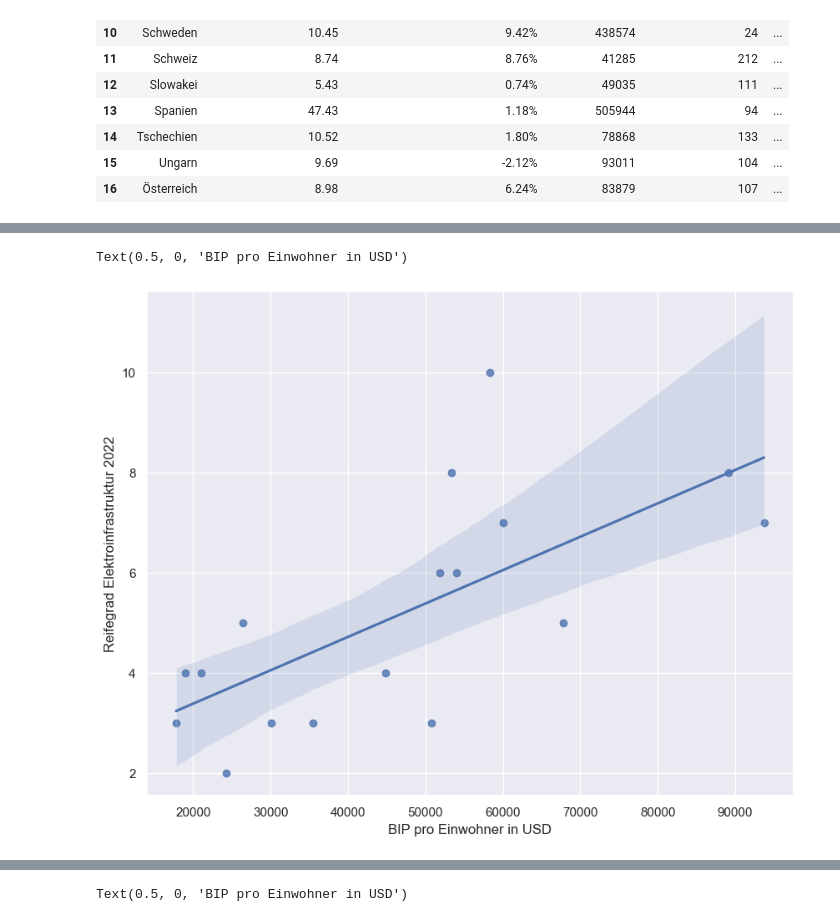
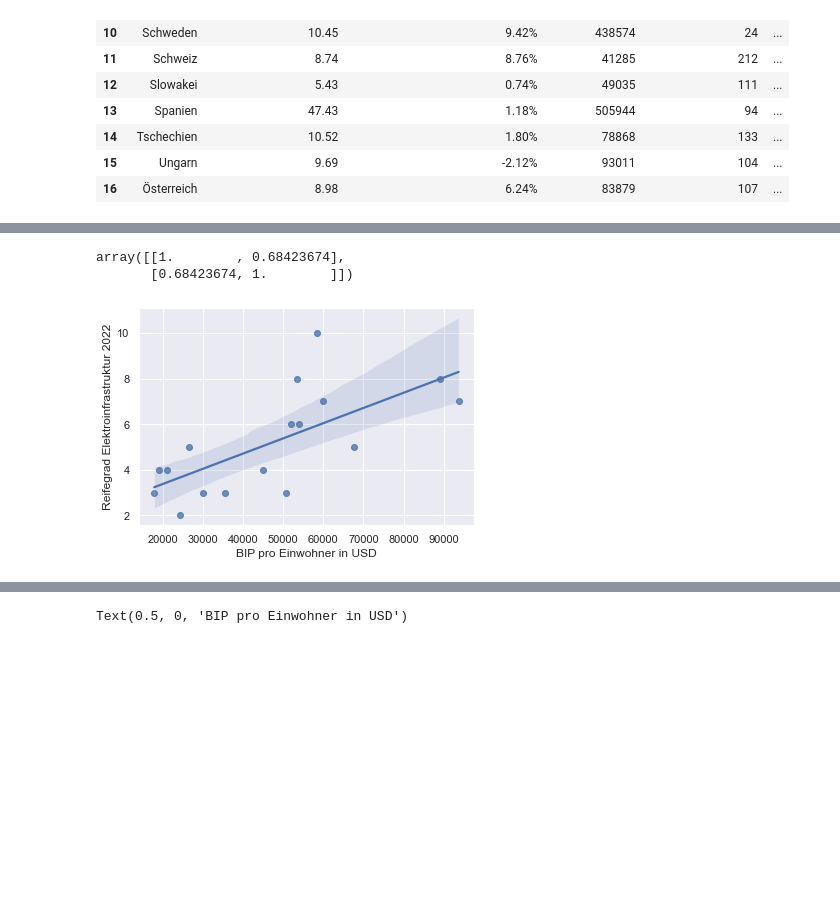
Before and after one commit to beckema2/integration, a Jupyter notebook: integration.ipynb, the cells around one changed output, grey strips where cells are left out. Drawn from its saved outputs; the diff is of its cells as text; code cells hidden in the pictures; blank space fills up the shorter version.

```diff
--- a/integration.ipynb
+++ b/integration.ipynb
@@ -58,10 +62,14 @@ Text(0.5, 0, 'Einwohner in Millionen')
 # %%
 sns.regplot(x="bip_je_einwohner_in_usd", y="reifegrad_elektroinfrastruktur_2022", data=df);
 plt.ylabel("Reifegrad Elektroinfrastruktur 2022")
 plt.xlabel("BIP pro Einwohner in USD")
+var1 = df['reifegrad_elektroinfrastruktur_2022']
+var2 = df['bip_je_einwohner_in_usd']
+np.corrcoef(var1,var2)
 # %% [output]
-Text(0.5, 0, 'BIP pro Einwohner in USD')
+array([[1.        , 0.68423674],
+       [0.68423674, 1.        ]])
-[figure, old version]
+[figure, new version]
 # %%
 sns.regplot(x="bip_je_einwohner_in_usd", y="ladestationen_pro_1000_einwohner_2021", data=df);
 plt.ylabel("Anzahl Ladestationen pro 1000 Einwohner")
```
Also changed, not shown: parts of 7 cells of this notebook.
